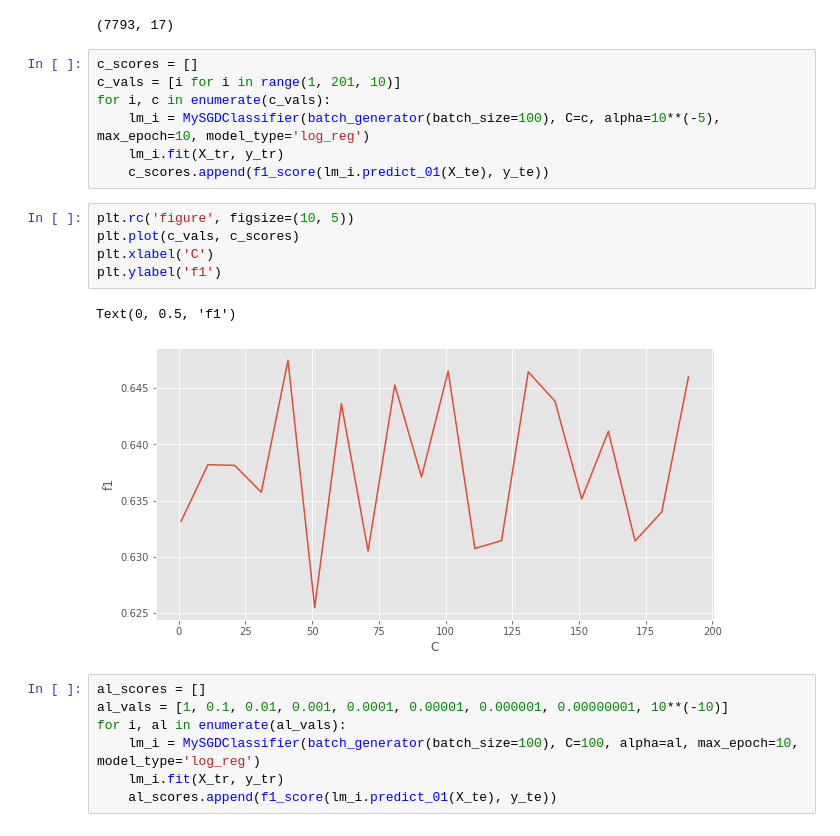
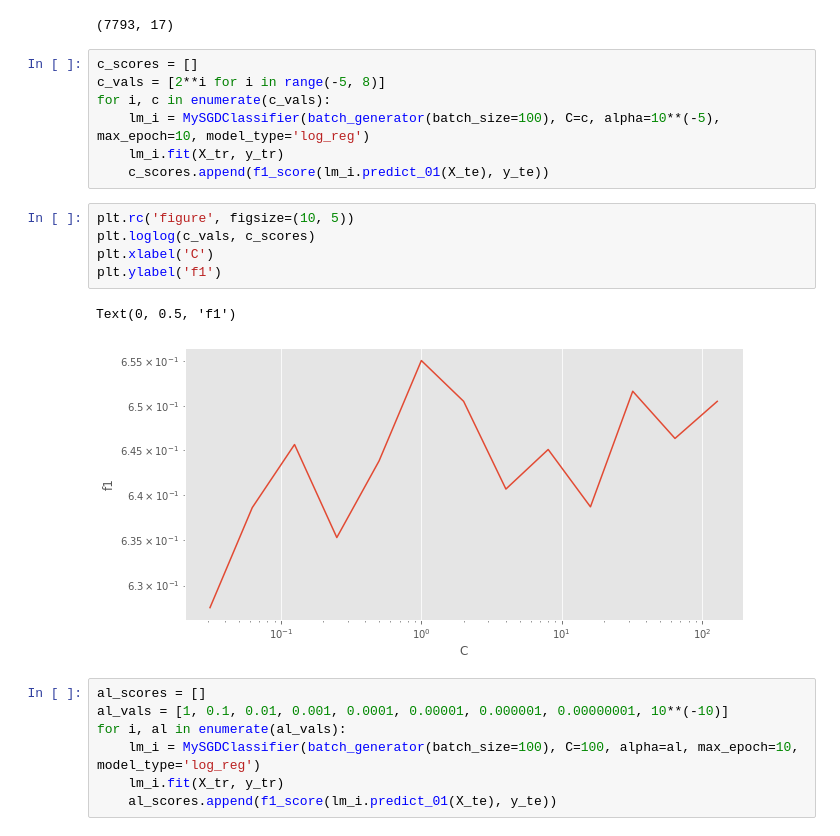
Before and after one commit to chiffaol/MySGDClassifier, a Jupyter notebook: golikov_hw2.ipynb, the cells around one changed output. Cells and saved outputs as stored; diff of their text form.

```diff
--- a/golikov_hw2.ipynb
+++ b/golikov_hw2.ipynb
@@ -695,19 +695,19 @@ X_tr.shape
 (7793, 17)
 # %%
 c_scores = []
-c_vals = [i for i in range(1, 201, 10)]
+c_vals = [2**i for i in range(-5, 8)]
 for i, c in enumerate(c_vals):
     lm_i = MySGDClassifier(batch_generator(batch_size=100), C=c, alpha=10**(-5), max_epoch=10, model_type='log_reg')
     lm_i.fit(X_tr, y_tr)
     c_scores.append(f1_score(lm_i.predict_01(X_te), y_te))
 # %%
 plt.rc('figure', figsize=(10, 5))
-plt.plot(c_vals, c_scores)
+plt.loglog(c_vals, c_scores)
 plt.xlabel('C')
 plt.ylabel('f1')
 # %% [output]
 Text(0, 0.5, 'f1')
-[figure, old version]
+[figure, new version]
 # %%
 al_scores = []
 al_vals = [1, 0.1, 0.01, 0.001, 0.0001, 0.00001, 0.000001, 0.00000001, 10**(-10)]
```
